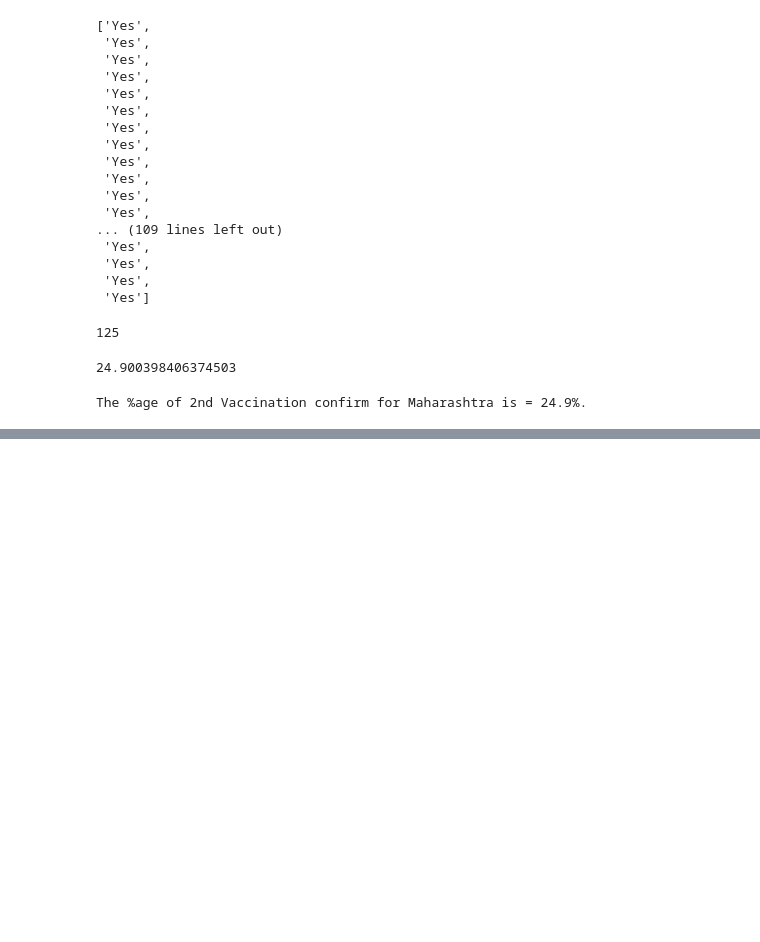
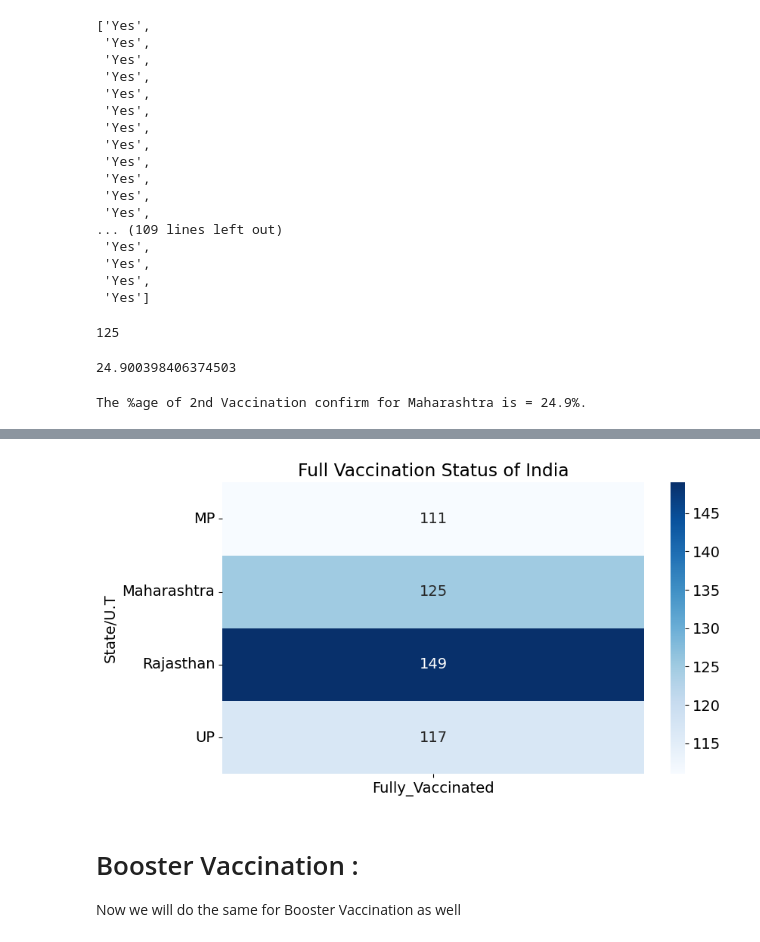
Before and after one commit to ajay-rathod-2001/Royal-Python, a Jupyter notebook: Project 2 COVID Vaccination Analysis (ML)/covid_analysis_states.ipynb, the cells around one changed output, grey strips where cells are left out. Drawn from its saved outputs; the diff is of its cells as text; code cells hidden in the pictures; blank space fills up the shorter version.

```diff
--- a/Project 2 COVID Vaccination Analysis (ML)/covid_analysis_states.ipynb
+++ b/Project 2 COVID Vaccination Analysis (ML)/covid_analysis_states.ipynb
@@ -248,0 +312,8 @@ The %age of 2nd Vaccination confirm for Maharashtra is = 24.9%.
+# %%
+plt.title("Full Vaccination Status of India")
+sns.heatmap(st_full_yes,cmap="Blues",annot=True,fmt="d");
+# %% [output]
+[figure, added]
+# %% [markdown]
+# Booster Vaccination :
+Now we will do the same for Booster Vaccination as well
```
Also changed, not shown: parts of 25 cells of this notebook.
